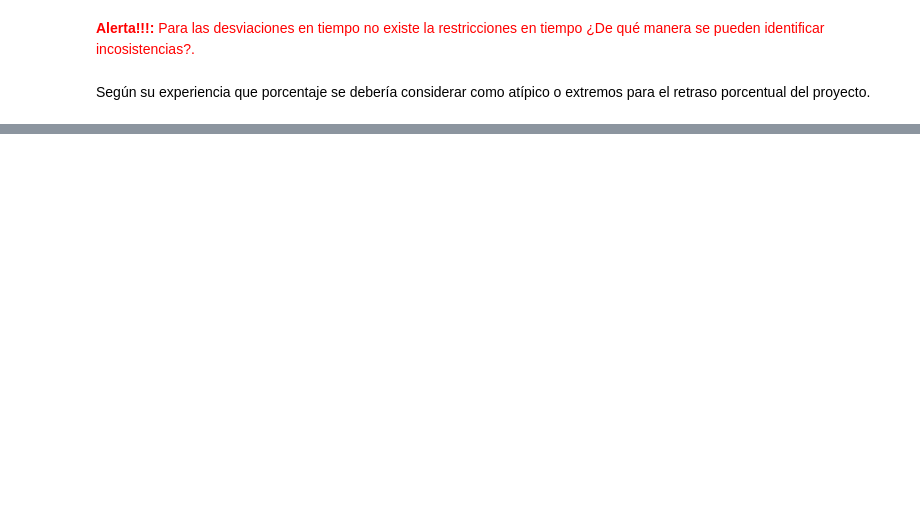
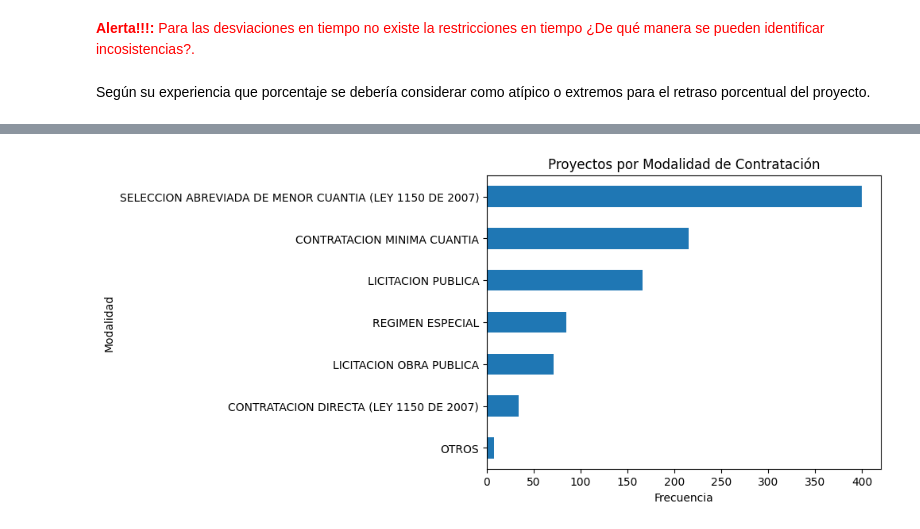
Before and after one commit to hfelizzola/Curso-Anal-tica-Datos-Corficolombiana, a Jupyter notebook: Exploracion_Preparacion_Datos_Curso_Corficolombiana.ipynb, the cells around one changed output, grey strips where cells are left out. Saved outputs shown, nothing was run; the diff lists cells and outputs as text; code cells hidden in the pictures; blank space fills up the shorter version.

```diff
--- a/Exploracion_Preparacion_Datos_Curso_Corficolombiana.ipynb
+++ b/Exploracion_Preparacion_Datos_Curso_Corficolombiana.ipynb
@@ -431,0 +451,9 @@ Según su experiencia que porcentaje se debería considerar como atípico o extr
+# %%
+# Gráfico de Barras Horizontales
+datos['modalidad_reducido'].value_counts(ascending=True).plot.barh()
+plt.title('Proyectos por Modalidad de Contratación')
+plt.xlabel('Frecuencia')
+plt.ylabel('Modalidad')
+plt.show()
+# %% [output]
+[figure, added]
```
Also changed, not shown: parts of 69 cells of this notebook.
